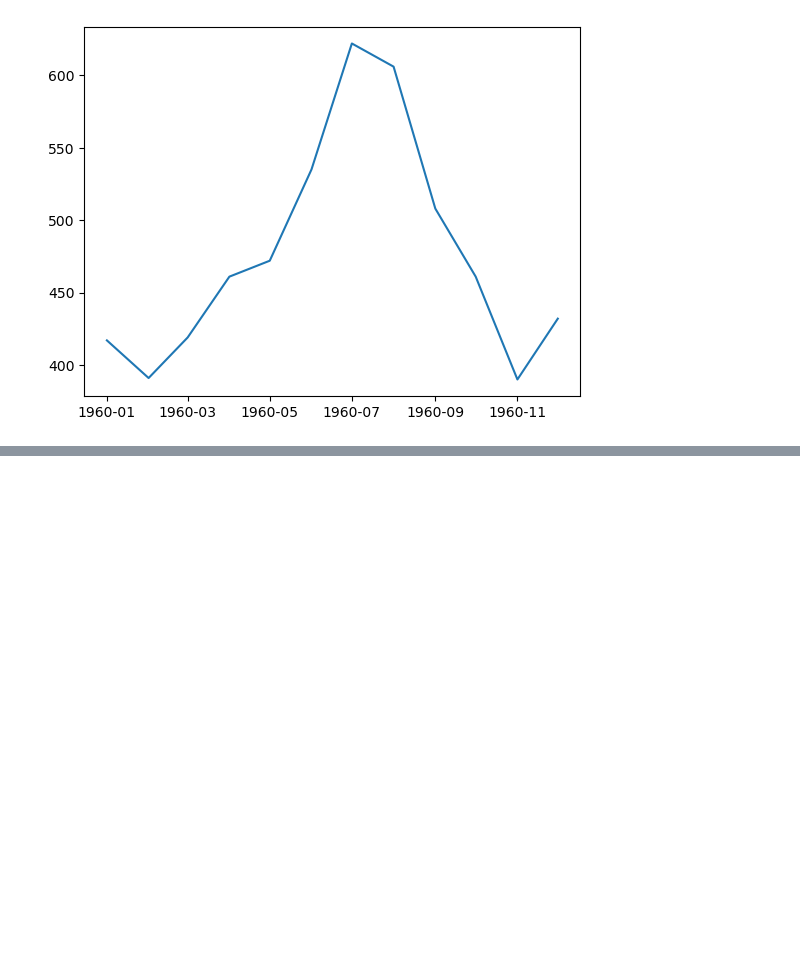
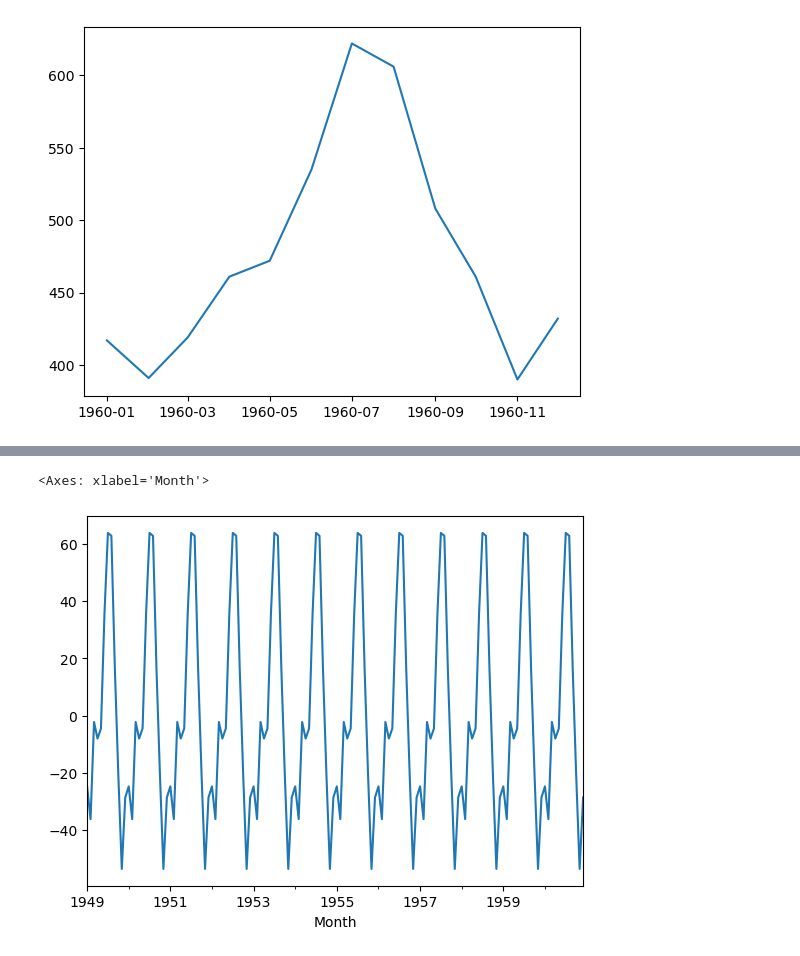
Before and after one commit to esscova/data-science, a Jupyter notebook: study_materials/time_series/time_series_Python.ipynb, the cells around one changed output, grey strips where cells are left out. Cells and saved outputs as stored; diff of their text form; code cells hidden in the pictures; blank space fills up the shorter version.

```diff
--- a/study_materials/time_series/time_series_Python.ipynb
+++ b/study_materials/time_series/time_series_Python.ipynb
@@ -177,0 +246,5 @@ plt.plot(ts_datas)
+# %%
+decomposicao.seasonal.plot()
+# %% [output]
+<Axes: xlabel='Month'>
+[figure, added]
```
Also changed, not shown: parts of 21 cells of this notebook, 1 other file.
